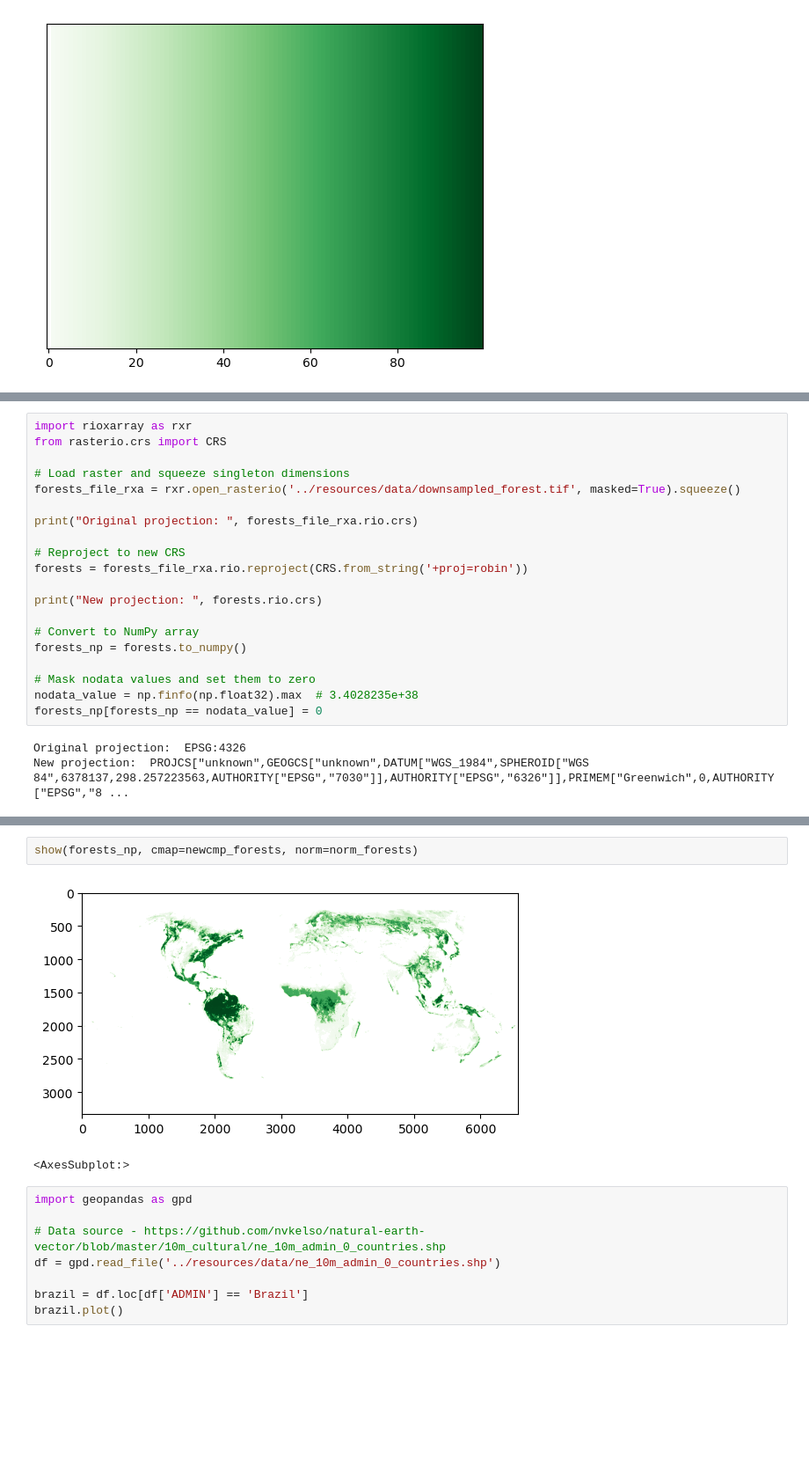
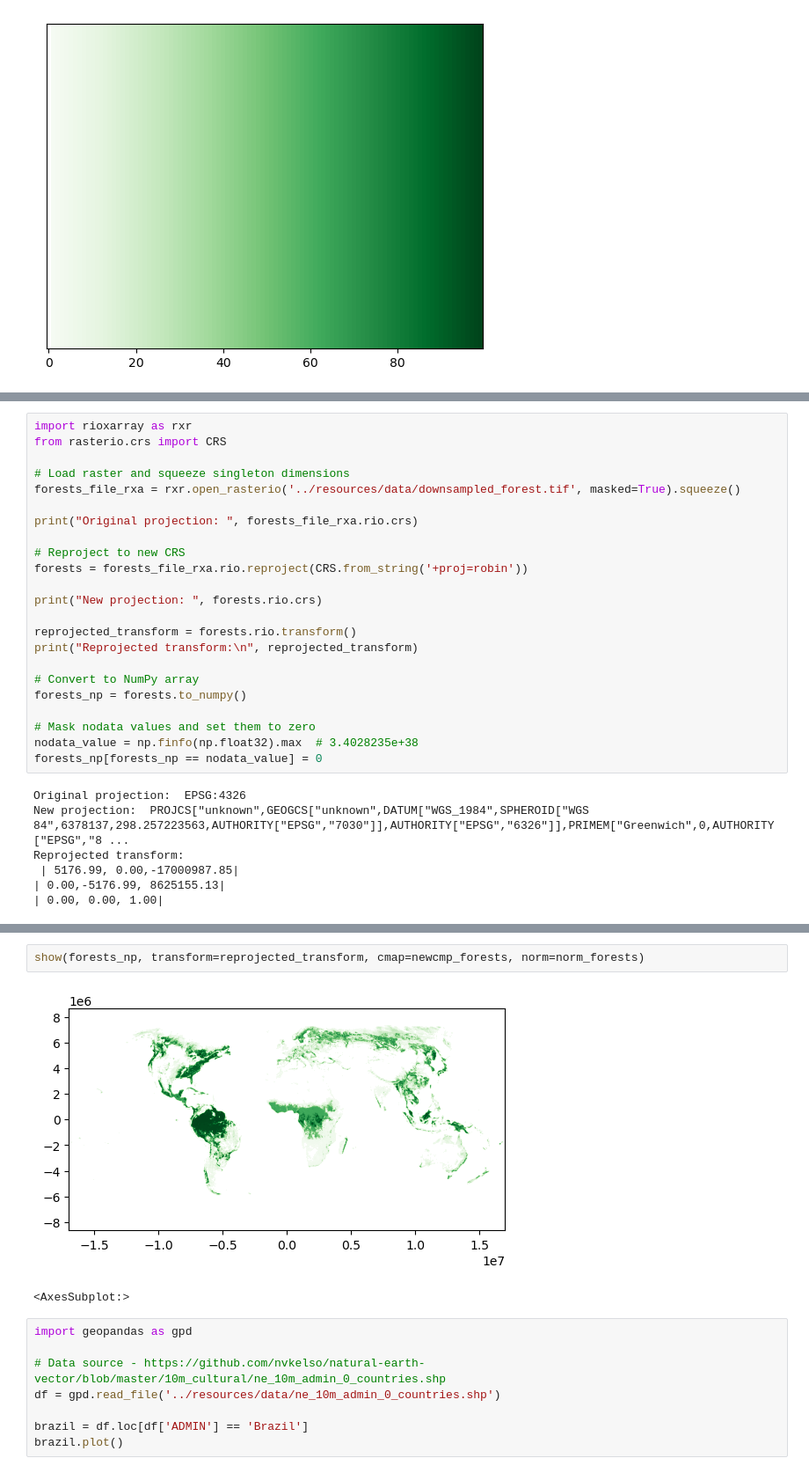
Before and after one commit to symmy596/Scipy2025_workshop, a Jupyter notebook: slides/4_raster_data_forests.ipynb, the cells around one changed output, grey strips where cells are left out. Shown at 88% size. Drawn from its saved outputs; the diff is of its cells as text; blank space fills up the shorter version.

```diff
--- a/slides/4_raster_data_forests.ipynb
+++ b/slides/4_raster_data_forests.ipynb
@@ -99,6 +103,9 @@ forests = forests_file_rxa.rio.reproject(CRS.from_string('+proj=robin'))
 
 print("New projection: ", forests.rio.crs)
 
+reprojected_transform = forests.rio.transform()
+print("Reprojected transform:\n", reprojected_transform)
+
 # Convert to NumPy array
 forests_np = forests.to_numpy()
 
@@ -108,6 +115,10 @@ forests_np[forests_np == nodata_value] = 0
 # %% [output]
 Original projection:  EPSG:4326
 New projection:  PROJCS["unknown",GEOGCS["unknown",DATUM["WGS_1984",SPHEROID["WGS 84",6378137,298.257223563,AUTHORITY["EPSG","7030"]],AUTHORITY["EPSG","6326"]],PRIMEM["Greenwich",0,AUTHORITY["EPSG","8 ...
+Reprojected transform:
+ | 5176.99, 0.00,-17000987.85|
+| 0.00,-5176.99, 8625155.13|
+| 0.00, 0.00, 1.00|
 # %% [markdown]
 ## Exercise
 
@@ -117,9 +128,9 @@ New projection:  PROJCS["unknown",GEOGCS["unknown",DATUM["WGS_1984",SPHEROID["WG
 
 <img src="../resources/assets/forests_rob.png">
 # %%
-show(forests_np, cmap=newcmp_forests, norm=norm_forests)
+show(forests_np, transform=reprojected_transform, cmap=newcmp_forests, norm=norm_forests)
 # %% [output]
-[figure, old version]
+[figure, new version]
 <AxesSubplot:>
 # %%
 import geopandas as gpd
```
Also changed, not shown: parts of 2 cells of this notebook, 13 other files.
